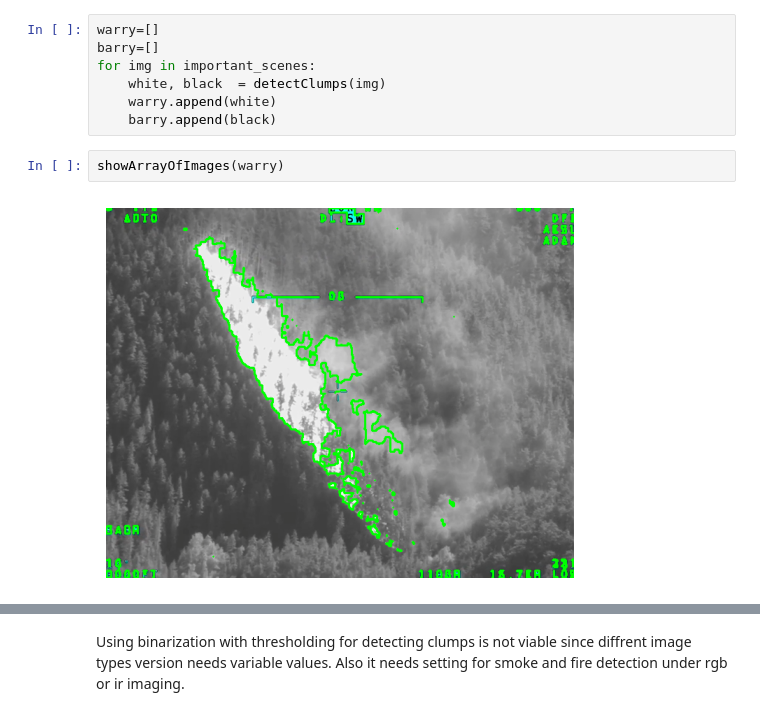
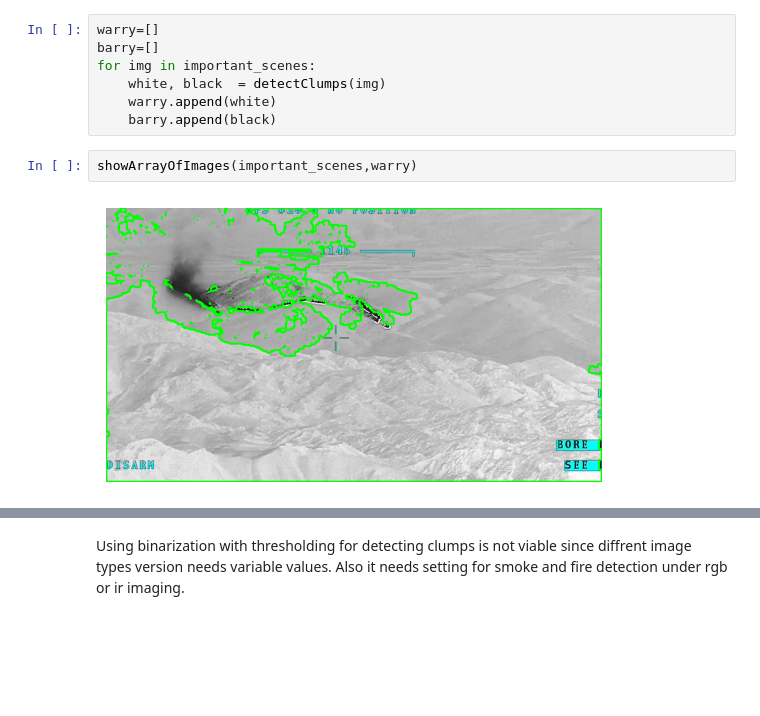
Before and after one commit to onuralpArsln/droneImageFireDetection, a Jupyter notebook: Solution2_ImgProcesing/processor.ipynb, the cells around one changed output, grey strips where cells are left out. Drawn from its saved outputs; the diff is of its cells as text; blank space fills up the shorter version.

```diff
--- a/Solution2_ImgProcesing/processor.ipynb
+++ b/Solution2_ImgProcesing/processor.ipynb
@@ -144,9 +144,9 @@ for img in important_scenes:
     warry.append(white)
     barry.append(black)
 # %%
-showArrayOfImages(warry)
+showArrayOfImages(important_scenes,warry)
 # %% [output]
-[figure, old version]
+[figure, new version]
 # %%
 showArrayOfImages(barry)
 # %% [output]
```
Also changed, not shown: parts of 4 cells of this notebook, 1 other file.
